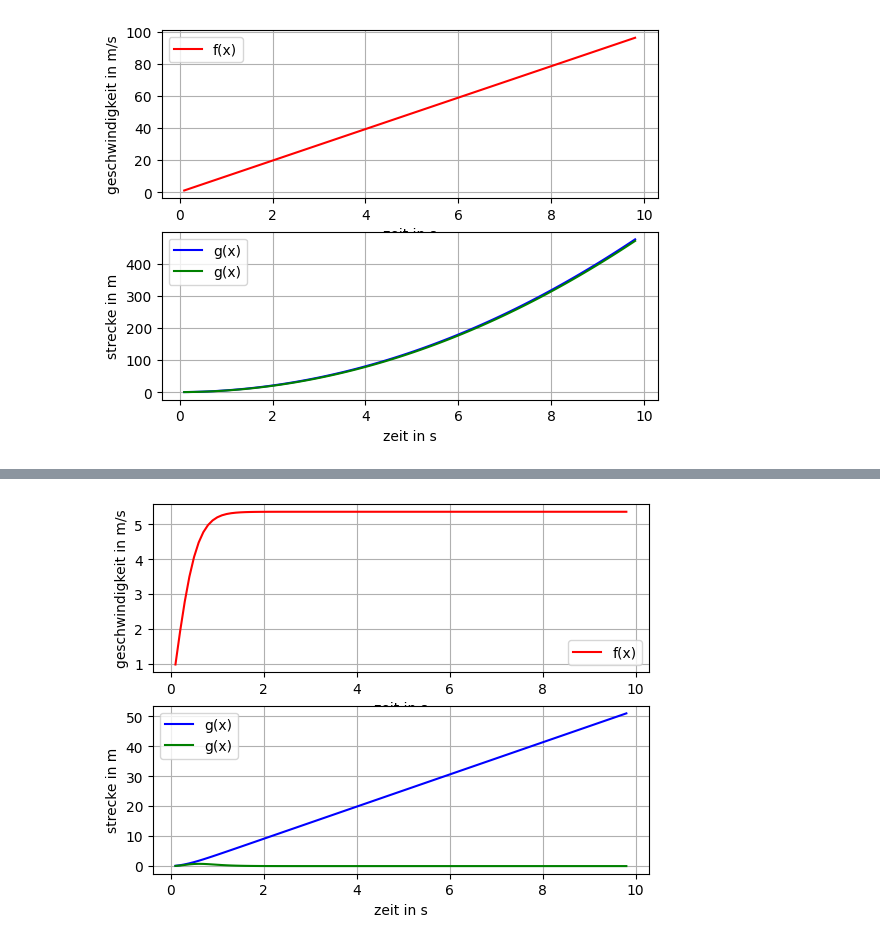
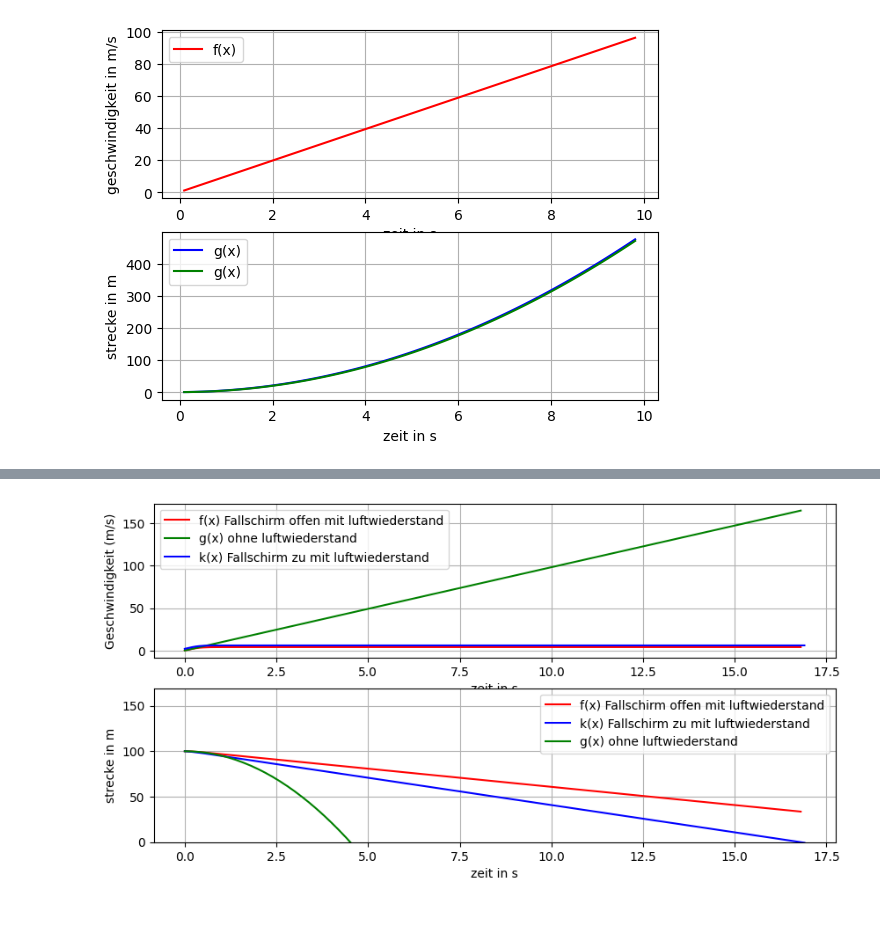
Before and after one commit to Felix-hgs/TG-12-3, a Jupyter notebook: Physik/FreierFall2.ipynb, the cells around one changed output, grey strips where cells are left out. Cells and saved outputs as stored; diff of their text form; code cells hidden in the pictures; blank space fills up the shorter version.

```diff
--- a/Physik/FreierFall2.ipynb
+++ b/Physik/FreierFall2.ipynb
@@ -72,53 +72,80 @@ t= 9.80 s, v=  96.138 m/s, s= 475.883 m  ht= 471.076 m  vt=  96.138 m/s
 import numpy as np
 import matplotlib.pyplot as plt
 
-tend = 10
+tend = 60
 dt = 0.1
+dt2 = dt
 t = 0
 v = 0
-s = 0
+s = 100  # Start aus 4000 m Höhe
+s2 = s
+t2 = t
+v2 = 2
+Startwert = s
 g = 9.81
-h0 = 0
-cw = 1.11
-A = 40
+cw = 1.1
+A = 72.505  # typische Fläche in m²
+A2 = 0.7  # Fläche in m² für geschlossenen Fallschirm (nur Körper)
 pl = 1.23
-p = int(tend//dt)
+m = 80  # Masse in kg
+p = int(tend // dt)
 
-strecke=[]
-zeit=[]
-geschwindigkeit=[]
-streckea=[]
-
-for i in range (1,p):
-    a = g - (cw * A * pl * v**2) / (2 * 80)
-    t += dt
+strecke = [s]
+zeit = [t]
+geschwindigkeit = [v]
+strecke2 = [s2]
+geschwindigkeit2 = [v2]
+zeit2 = [t2]
+for i in range(1, p):
+    Fw = 0.5 * cw * A * pl * v * abs(v)  # Luftwiderstand, immer entgegen der Richtung
+    FW2 = 0.5 * cw * A2 *pl * v * abs(v)
+    a = g - Fw / m
+    a2 = g - Fw / m
     v = v + a * dt
-    s = s + v * dt
-    ht = h0 + 0.5 * a * t**2
-    vt = g * t
-    print (f"t={t:5.2f} s, v={v:8.3f} m/s, s={s:8.3f} m",f" ht={ht:8.3f} m",f" vt={vt:8.3f} m/s")
-    streckea.append(ht)
+    v2 = v2 + a2 * dt2
+    s = s - v * dt  # Höhe nimmt ab beim Fallen
+    s2 = s2 -v2 * dt2
+    t = t + dt
+    t2 = t2 + dt2
+    print(f"t={t:5.2f} s, v={v:8.6f} m/s, s={s:8.3f} m")
+    if s <= 0:
+        s = 0
+        strecke.append(s)
+        zeit.append(t)
+        geschwindigkeit.append(v)
+        break
+    if s2 <= 0:
+        s = 0
+        strecke2.append(s2)
+        zeit2.append(t2)
+        geschwindigkeit2.append(v2)
+        break
     strecke.append(s)
     zeit.append(t)
     geschwindigkeit.append(v)
+    strecke2.append(s2)
+    geschwindigkeit2.append(v2)
+    zeit2.append(t2)
 
 
-
-
-
-
-fig=plt.figure()
-ax1=fig.add_subplot(2,1,1)
-ax2=fig.add_subplot(2,1,2)
-ax1.set_ylabel('geschwindigkeit in m/s')
+fig=plt.figure(figsize=(10, 5))
+ax1=fig.add_subplot(2, 1, 1)
+ax1.plot(zeit,geschwindigkeit,label='f(x) Fallschirm offen mit luftwiederstand',color='red')
+ax1.plot(zeit,np.array(zeit)*g,label='g(x) ohne luftwiederstand',color='green')
+ax1.plot(zeit2,geschwindigkeit2,label='k(x) Fallschirm zu mit luftwiederstand',color='blue')
+ax1.set_ylabel('Geschwindigkeit (m/s)')
 ax1.set_xlabel('zeit in s')
 ax1.grid(True)
+plt.legend()
+print("Driftgeschwindigkeit = ", np.sqrt(2 * m * g / (cw * A * pl)), "m/s")
+ax2=fig.add_subplot(2,1,2)
+ax2.plot(zeit,strecke,label='f(x) Fallschirm offen mit luftwiederstand',color='red')
+ax2.plot(zeit2,strecke2,label='k(x) Fallschirm zu mit luftwiederstand',color='blue')
+ax2.plot(zeit,Startwert-0.5*g*np.array(zeit)**2,label='g(x) ohne luftwiederstand',color='green')
 ax2.set_xlabel('zeit in s')
 ax2.set_ylabel('strecke in m')
 ax2.grid(True)
-ax1.plot(zeit,geschwindigkeit,label='f(x)',color='red')
-ax2.plot(zeit,strecke,label='g(x)',color='blue')
-ax2.plot(zeit,streckea,label='g(x)',color='green')
+ax2.set_ylim(bottom=0)
 ax1.legend()
 ax2.legend()
 plt.show()
@@ -143 +170 @@ t= 9.80 s, v=   5.361 m/s, s=  50.930 m  ht=   0.000 m  vt=  96.138 m/s
-[figure, old version]
+[figure, new version]
```
Also changed, not shown: parts of 1 cell of this notebook.
